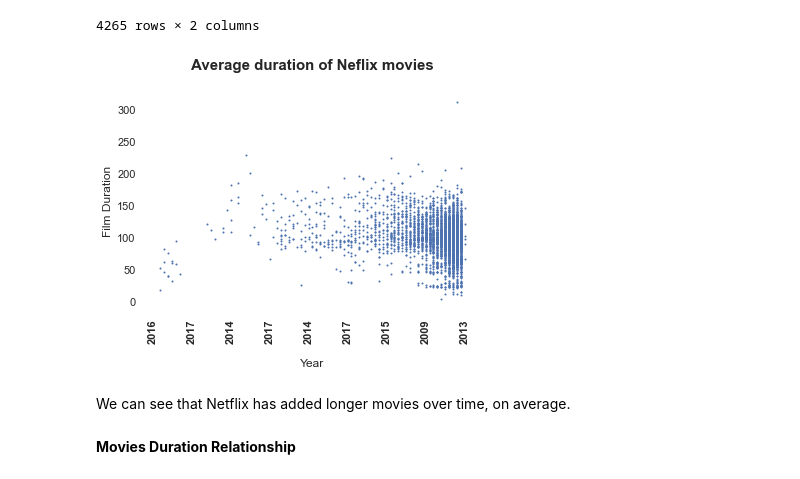
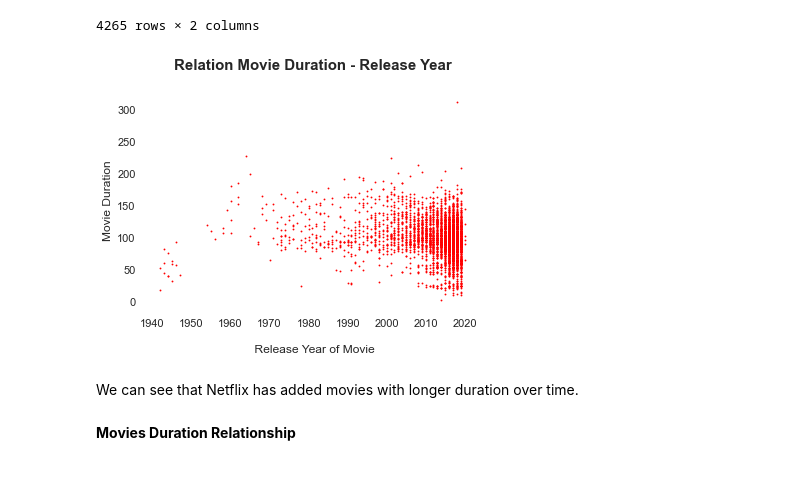
Before and after one commit to ta-data-mexpt/project-dataviz, a Jupyter notebook: Data Visualization Jupyter Notebook.ipynb, the cells around one changed output. Saved outputs shown, nothing was run; the diff lists cells and outputs as text; code cells hidden in the pictures.

```diff
--- a/Data Visualization Jupyter Notebook.ipynb
+++ b/Data Visualization Jupyter Notebook.ipynb
@@ -380,22 +380,22 @@ duration_by_year
 # %%
 fig, ax = plt.subplots()
 
-ax.scatter(duration_by_year.release_year,duration_by_year.duration, s=1) #scatter de x axis anos y axis duracion todas las peliculas puntos pelacion
+ax.scatter(duration_by_year.release_year,duration_by_year.duration, s=1, color='red', marker='p') #scatter de x axis anos y axis duracion todas las peliculas puntos pelacion
 ax.grid(False)
 ax.set_title('Average duration of Netflix movies')
 ax.spines['right'].set_visible(False) #removing spines to minimize chartjunk
 ax.spines['top'].set_visible(False)
 ax.spines['bottom'].set_visible(False)
 ax.spines['left'].set_visible(False)
-ax.set_xlabel('\nYear')
-ax.set_ylabel('Film Duration')
+ax.set_xlabel('\n Release Year of Movie')
+ax.set_ylabel('Movie Duration')
 #ax.set_xticklabels(duration_by_year.release_year, fontweight='bold', rotation='90')
 
-plt.title('Average duration of Neflix movies\n', fontsize=15, fontweight='bold');
+plt.title('Relation Movie Duration - Release Year\n', fontsize=15, fontweight='bold');
 # %% [output]
-[figure, old version]
+[figure, new version]
 # %% [markdown]
-We can see that Netflix has added longer movies over time, on average.
+We can see that Netflix has added movies with longer duration over time.
 # %% [markdown]
 **Movies Duration Relationship**
 # %%
```
Also changed, not shown: parts of 7 cells of this notebook.
